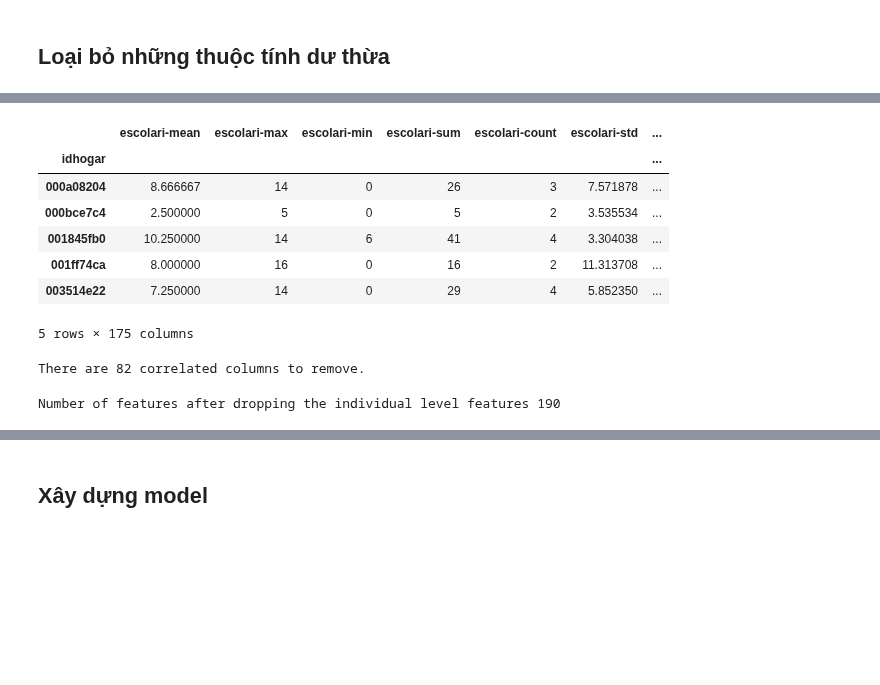
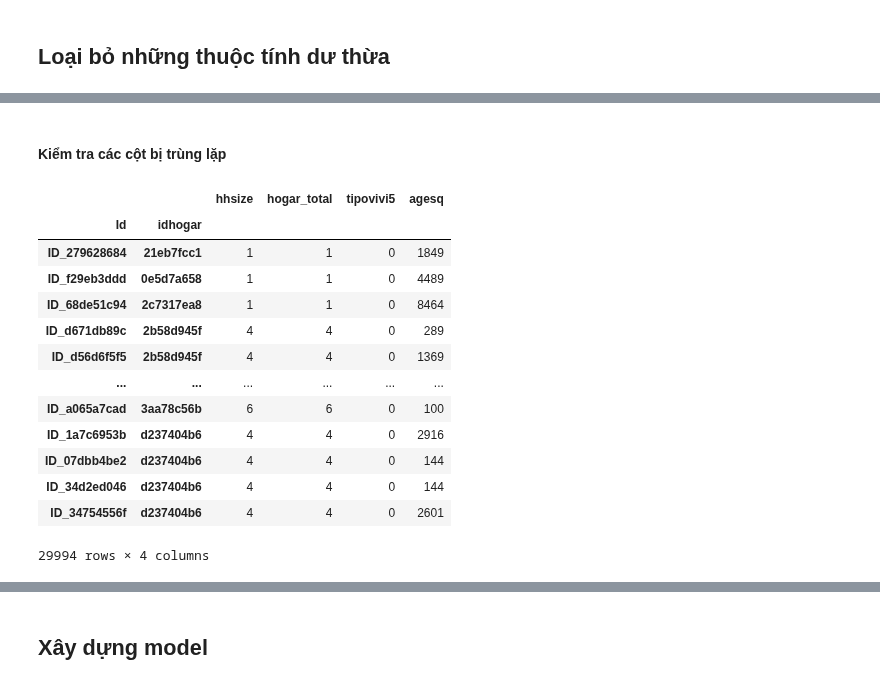
Before and after one commit to iam-Dylan/costa-rican-household, a Jupyter notebook: source/model.ipynb, the cells around one changed output, grey strips where cells are left out. Cells and saved outputs as stored; diff of their text form; code cells hidden in the pictures; blank space fills up the shorter version.

```diff
--- a/source/model.ipynb
+++ b/source/model.ipynb
@@ -58,4 +44,0 @@ def get_numeric(data, status_name):
-# %%
-status_name_list = ['epared', 'etecho', 'eviv', 'instlevel']
-for status_name in status_name_list:
-    all_data = get_numeric(all_data, status_name)
@@ -85,9 +44,0 @@ Nhóm nhận thấy có những thuộc tính có thể được xác định b
-# %%
-redundant_features = ['r4t1', 'r4t2', 'r4t3',
-                      'tamhog', 'tamviv', 'hhsize', 'r4t3',
-                      'v18q', 'mobilephone',
-                      'epared1', 'epared2', 'epared3',
-                      'etecho1', 'etecho2', 'etecho3',
-                      'eviv1', 'eviv2', 'eviv3',
-                      'instlevel1', 'instlevel2', 'instlevel3', 'instlevel4', 'instlevel5', 'instlevel6', 'instlevel7', 'instlevel8', 'instlevel9']
-all_data.drop(columns=redundant_features, inplace=True)
@@ -105,35 +44,0 @@ ind_ordered = ['escolari', 'age']
-# %%
-range = lambda x: x.max() - x.min()
-range.__name__ = 'range_'
-ind_agg = all_data.groupby('idhogar')[ind_ordered + ind_bool].agg(['mean', 'max', 'min', 'sum', 'count', 'std', range])
-
-new_cols = []
-for col in ind_agg.columns.levels[0]:
-    for stat in ind_agg.columns.levels[1]:
-        new_cols.append(f'{col}-{stat}')
-
-ind_agg.columns = new_cols
-ind_agg.head()
-# %% [output]
-|  | escolari-mean | escolari-max | escolari-min | escolari-sum | escolari-count | escolari-std | ... |
-| idhogar |  |  |  |  |  |  | ... |
-| 000a08204 | 8.666667 | 14 | 0 | 26 | 3 | 7.571878 | ... |
-| 000bce7c4 | 2.500000 | 5 | 0 | 5 | 2 | 3.535534 | ... |
-| 001845fb0 | 10.250000 | 14 | 6 | 41 | 4 | 3.304038 | ... |
-| 001ff74ca | 8.000000 | 16 | 0 | 16 | 2 | 11.313708 | ... |
-| 003514e22 | 7.250000 | 14 | 0 | 29 | 4 | 5.852350 | ... |
-5 rows × 175 columns
-# %%
-corr_matrix = ind_agg.corr()
-upper = corr_matrix.where(np.triu(np.ones(corr_matrix.shape), k=1).astype(bool))
-
-to_drop = [column for column in upper.columns if any(abs(upper[column]) > 0.95)]
-print(f'There are {len(to_drop)} correlated columns to remove.')
-# %% [output]
-There are 82 correlated columns to remove.
-# %%
-all_data = all_data.merge(ind_agg, on = 'idhogar', how = 'left')
-all_data.drop(columns=ind_bool+ind_ordered+to_drop, inplace=True)
-print('Number of features after dropping the individual level features', all_data.shape[1])
-# %% [output]
-Number of features after dropping the individual level features 190
@@ -139,0 +47,20 @@ Number of features after dropping the individual level features 190
+# %% [markdown]
+#### Kiểm tra các cột bị trùng lặp
+# %%
+temp = all_data.T.duplicated()
+all_data[temp[temp==True].index]
+# %% [output]
+|  |  | hhsize | hogar_total | tipovivi5 | agesq |
+| Id | idhogar |  |  |  |  |
+| ID_279628684 | 21eb7fcc1 | 1 | 1 | 0 | 1849 |
+| ID_f29eb3ddd | 0e5d7a658 | 1 | 1 | 0 | 4489 |
+| ID_68de51c94 | 2c7317ea8 | 1 | 1 | 0 | 8464 |
+| ID_d671db89c | 2b58d945f | 4 | 4 | 0 | 289 |
+| ID_d56d6f5f5 | 2b58d945f | 4 | 4 | 0 | 1369 |
+| ... | ... | ... | ... | ... | ... |
+| ID_a065a7cad | 3aa78c56b | 6 | 6 | 0 | 100 |
+| ID_1a7c6953b | d237404b6 | 4 | 4 | 0 | 2916 |
+| ID_07dbb4be2 | d237404b6 | 4 | 4 | 0 | 144 |
+| ID_34d2ed046 | d237404b6 | 4 | 4 | 0 | 144 |
+| ID_34754556f | d237404b6 | 4 | 4 | 0 | 2601 |
+29994 rows × 4 columns
```
Also changed, not shown: parts of 35 cells of this notebook.
